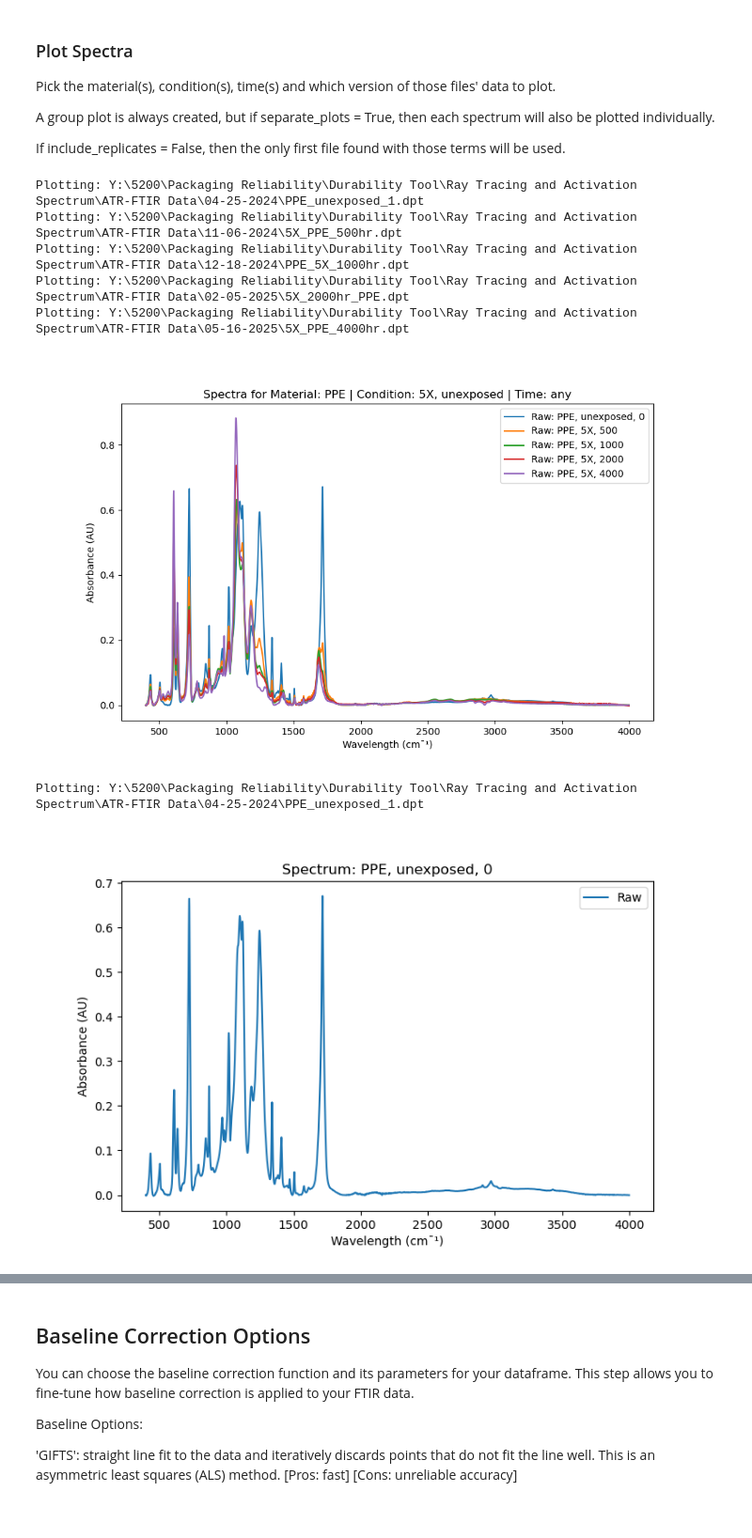
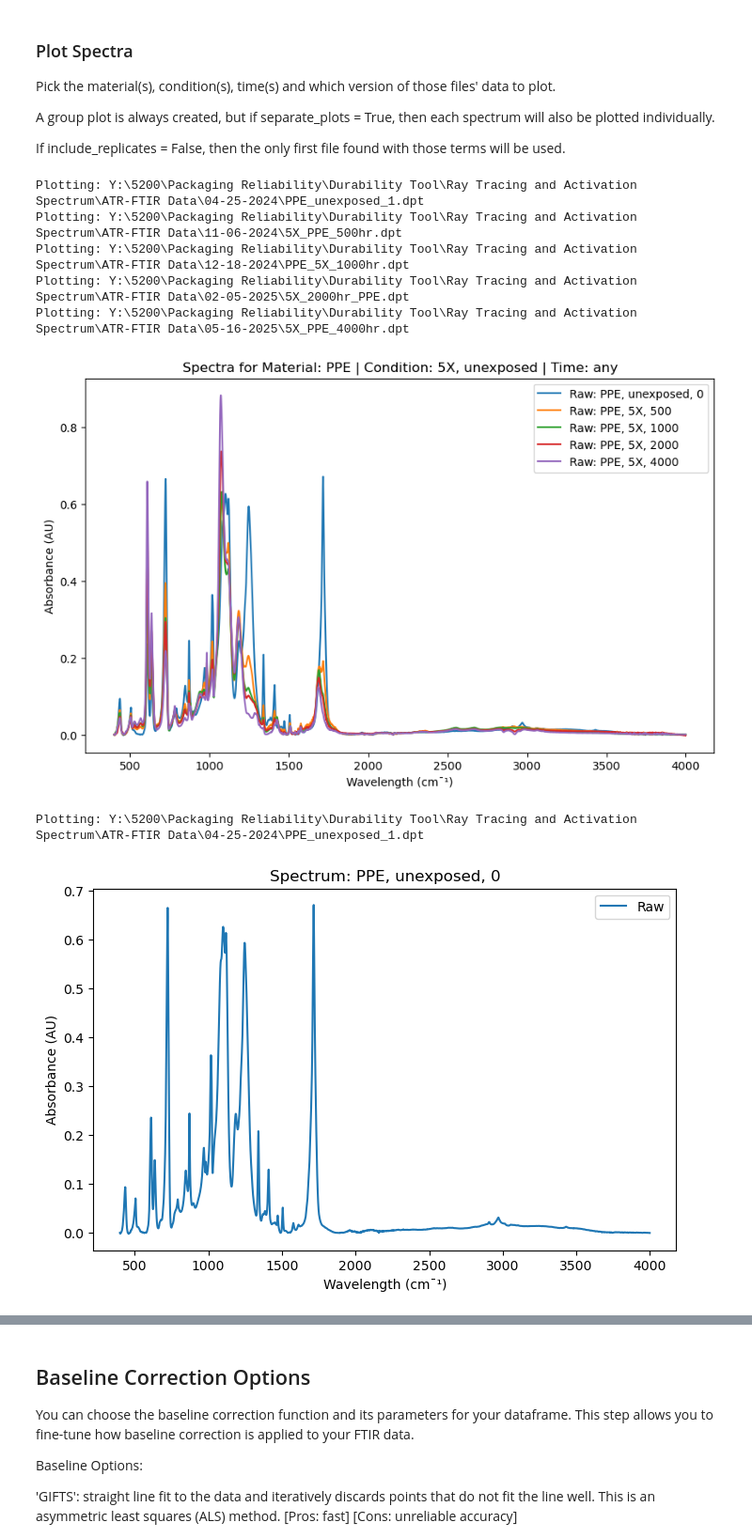
Before and after one commit to Trenton-Wells/FTIR-data-analysis-PV, a Jupyter notebook: Trenton_Project/Main.ipynb, the cells around one changed output, grey strips where cells are left out. Shown at 94% size. Cells and saved outputs as stored; diff of their text form; code cells hidden in the pictures; blank space fills up the shorter version.

Commit message:
Changed Notebook to be compatible with Colab. Started streamlined version of baseline selection.

```diff
--- a/Trenton_Project/Main.ipynb
+++ b/Trenton_Project/Main.ipynb
@@ -42,9 +52,5 @@ batch_rename_files(directory=directory, replace_spaces=replace_spaces, character
 # %%
-dataframe_path = r"C:\Users\twells\Documents\GitHub\FTIR-data-analysis-PV\Trenton_Project\FTIR_dataframe.csv"  # Specify the path to your DataFrame CSV file
-if dataframe_path is None:
-    dataframe_path = "FTIR_dataframe.csv" # Default path if none is provided (will be in active directory)
-if os.path.exists(dataframe_path):
-    FTIR_dataframe = pd.read_csv(dataframe_path) # Load the DataFrame from the specified path
-else:
-    FTIR_dataframe = pd.DataFrame() # Create a new empty DataFrame if it doesn't exist
+dataframe_path = r"C:\Users\twells\Documents\GitHub\FTIR-data-analysis-PV\Trenton_Project\FTIR_dataframe.csv"  # Specify the path to your DataFrame CSV file. Leave as None if dataframe is new or in default location.
+
+FTIR_dataframe = bring_in_dataframe(dataframe_path=dataframe_path)
 # %% [markdown]
@@ -110,27 +116,27 @@ A group plot is always created, but if separate_plots = True, then each spectrum
 
 If include_replicates = False, then the only first file found with those terms will be used.
 # %%
-matplotlib.use("ipympl") # Use ipympl backend for interactive plots in Jupyter Notebooks
 # Set parameters for filtering and plotting
 materials = "PPE"  # Example material
 conditions = "5X, unexposed"  # Example conditions
 times = "any"       # Example time
 raw_data = True
 baseline = False
 baseline_corrected = False
 separate_plots = True
 include_replicates = False
 zoom = None # Set to "x_minimum-x_maximum" format, e.g., "400-4000", or None for no zoom
 
 # Call the function to plot the grouped spectra
+%matplotlib inline
 plot_grouped_spectra(FTIR_dataframe=FTIR_dataframe, materials=materials, conditions=conditions, times=times, raw_data=raw_data, baseline=baseline, baseline_corrected=baseline_corrected, separate_plots=separate_plots, include_replicates=include_replicates, zoom=zoom)
 # %% [output]
 Plotting: Y:\5200\Packaging Reliability\Durability Tool\Ray Tracing and Activation Spectrum\ATR-FTIR Data\04-25-2024\PPE_unexposed_1.dpt
 Plotting: Y:\5200\Packaging Reliability\Durability Tool\Ray Tracing and Activation Spectrum\ATR-FTIR Data\11-06-2024\5X_PPE_500hr.dpt
 Plotting: Y:\5200\Packaging Reliability\Durability Tool\Ray Tracing and Activation Spectrum\ATR-FTIR Data\12-18-2024\PPE_5X_1000hr.dpt
 Plotting: Y:\5200\Packaging Reliability\Durability Tool\Ray Tracing and Activation Spectrum\ATR-FTIR Data\02-05-2025\5X_2000hr_PPE.dpt
 Plotting: Y:\5200\Packaging Reliability\Durability Tool\Ray Tracing and Activation Spectrum\ATR-FTIR Data\05-16-2025\5X_PPE_4000hr.dpt
-[figure, old version]
+[figure, new version]
 Plotting: Y:\5200\Packaging Reliability\Durability Tool\Ray Tracing and Activation Spectrum\ATR-FTIR Data\04-25-2024\PPE_unexposed_1.dpt
-[figure, old version]
+[figure, new version]
 Plotting: Y:\5200\Packaging Reliability\Durability Tool\Ray Tracing and Activation Spectrum\ATR-FTIR Data\11-06-2024\5X_PPE_500hr.dpt
```
Also changed, not shown: parts of 18 cells of this notebook, 2 other files.
